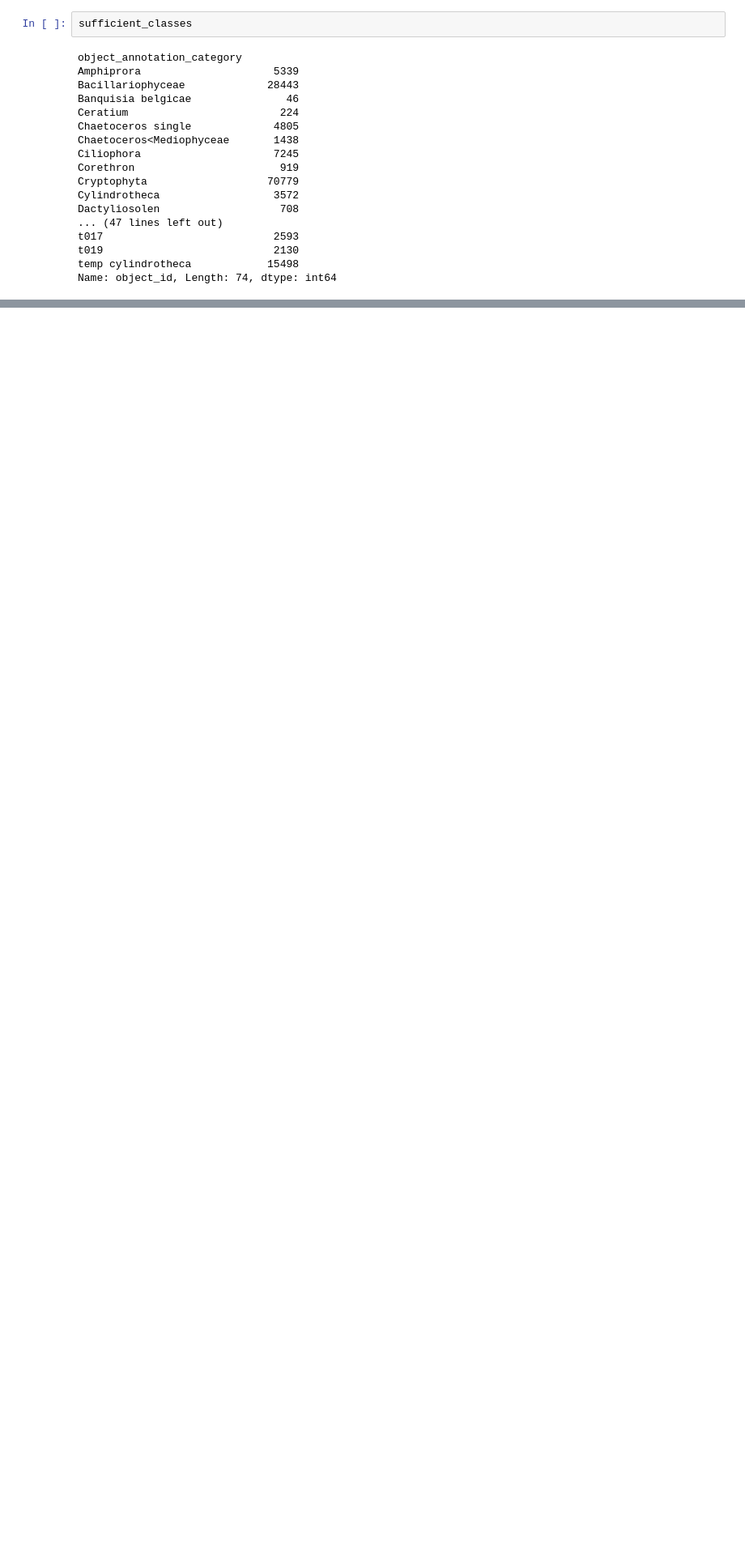
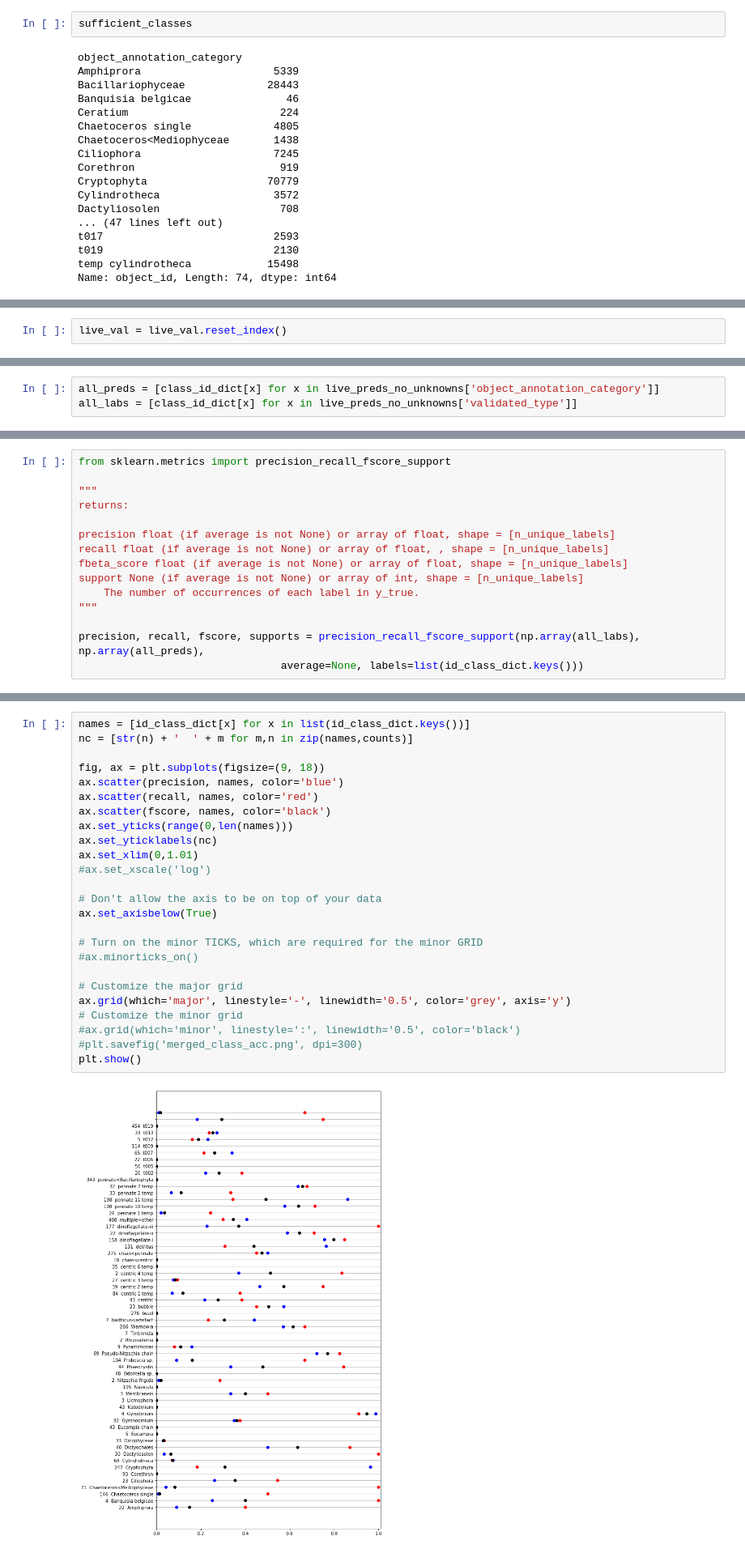
Before and after one commit to patrickcgray/deep_ifcb, a Jupyter notebook: python/model_predictions.ipynb, the cells around one changed output, grey strips where cells are left out. Shown at 81% size. Saved outputs shown, nothing was run; the diff lists cells and outputs as text; blank space fills up the shorter version.

```diff
--- a/python/model_predictions.ipynb
+++ b/python/model_predictions.ipynb
@@ -630,0 +715,2 @@ NameError: name 'sufficient_classes' is not defined
+# %%
+live_val = live_val.reset_index()
@@ -630,0 +837,3 @@ NameError: name 'sufficient_classes' is not defined
+# %%
+all_preds = [class_id_dict[x] for x in live_preds_no_unknowns['object_annotation_category']]
+all_labs = [class_id_dict[x] for x in live_preds_no_unknowns['validated_type']]
@@ -630,0 +846,15 @@ NameError: name 'sufficient_classes' is not defined
+# %%
+from sklearn.metrics import precision_recall_fscore_support
+
+"""
+returns:
+
+precision float (if average is not None) or array of float, shape = [n_unique_labels]
+recall float (if average is not None) or array of float, , shape = [n_unique_labels]
+fbeta_score float (if average is not None) or array of float, shape = [n_unique_labels]
+support None (if average is not None) or array of int, shape = [n_unique_labels]
+    The number of occurrences of each label in y_true.
+"""
+
+precision, recall, fscore, supports = precision_recall_fscore_support(np.array(all_labs), np.array(all_preds),
+                                average=None, labels=list(id_class_dict.keys()))
@@ -630,0 +908,27 @@ NameError: name 'sufficient_classes' is not defined
+# %%
+names = [id_class_dict[x] for x in list(id_class_dict.keys())]
+nc = [str(n) + '  ' + m for m,n in zip(names,counts)]
+
+fig, ax = plt.subplots(figsize=(9, 18))
+ax.scatter(precision, names, color='blue')
+ax.scatter(recall, names, color='red')
+ax.scatter(fscore, names, color='black')
+ax.set_yticks(range(0,len(names)))
+ax.set_yticklabels(nc)
+ax.set_xlim(0,1.01)
+#ax.set_xscale('log')
+
+# Don't allow the axis to be on top of your data
+ax.set_axisbelow(True)
+
+# Turn on the minor TICKS, which are required for the minor GRID
+#ax.minorticks_on()
+
+# Customize the major grid
+ax.grid(which='major', linestyle='-', linewidth='0.5', color='grey', axis='y')
+# Customize the minor grid
+#ax.grid(which='minor', linestyle=':', linewidth='0.5', color='black')
+#plt.savefig('merged_class_acc.png', dpi=300)
+plt.show()
+# %% [output]
+[figure, added]
```
Also changed, not shown: parts of 76 cells of this notebook, 1 other file.
